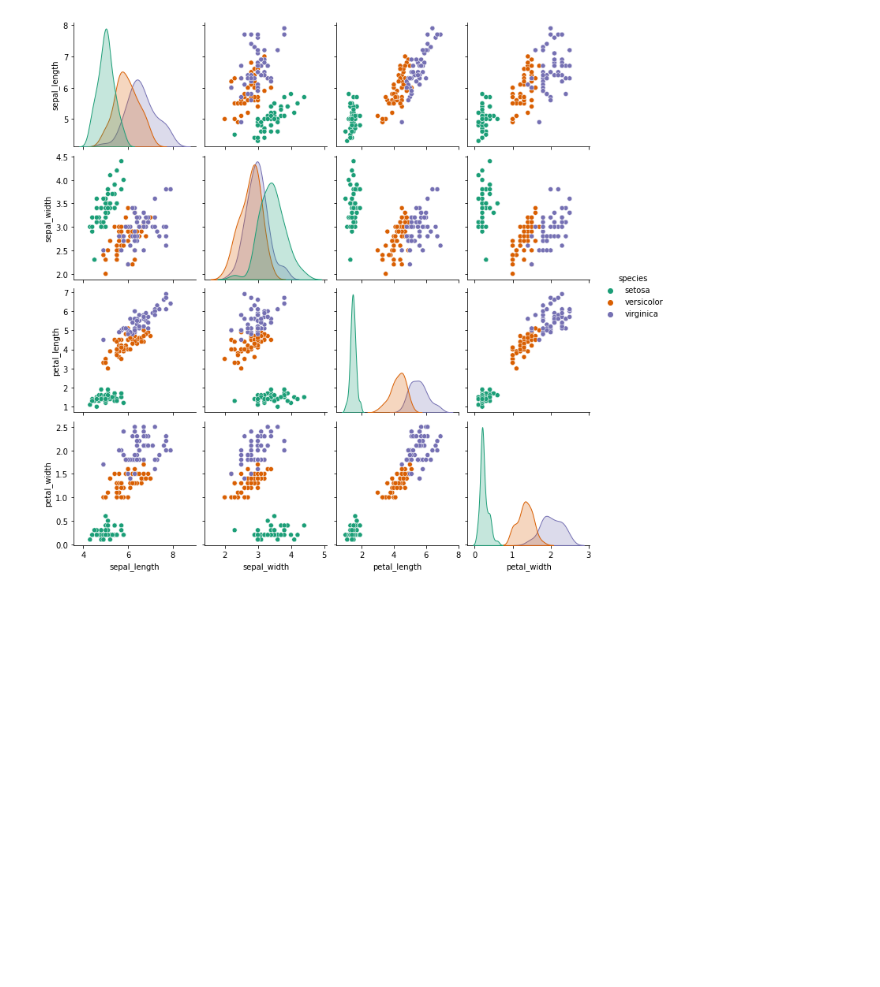
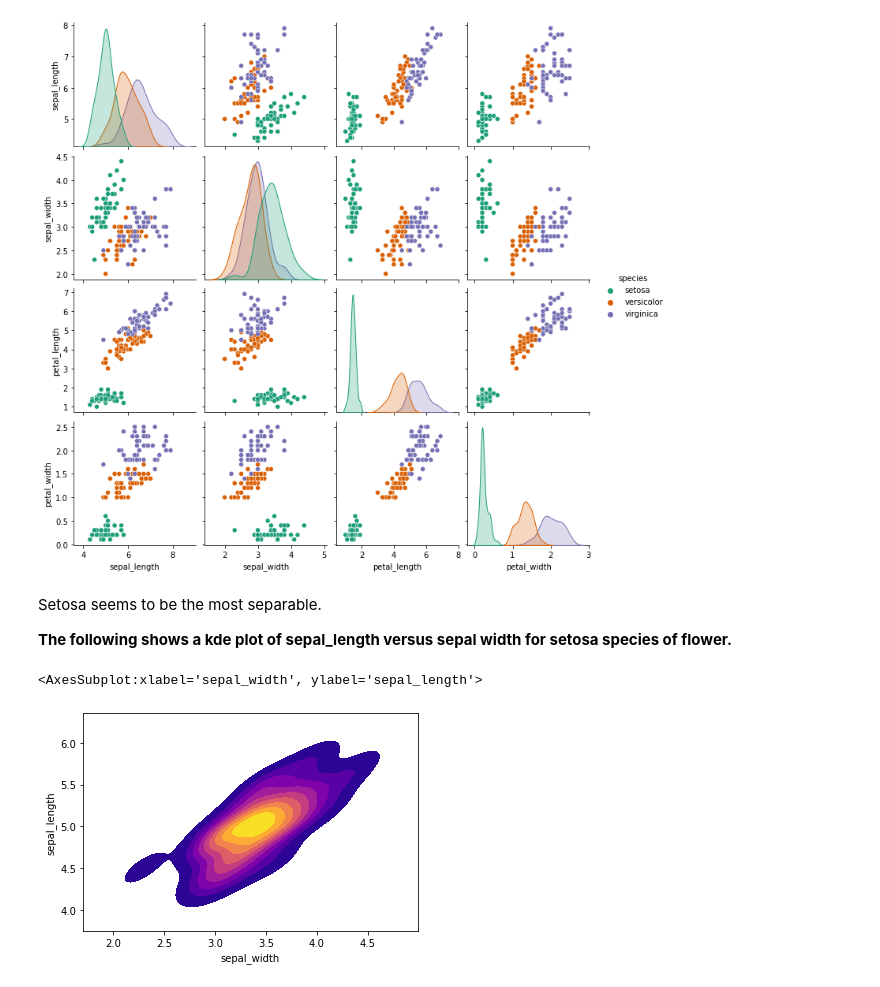
Before and after one commit to ayg15/iris-flower-repo, a Jupyter notebook: Iris Dataset Analysis.ipynb, the cells around one changed output. Cells and saved outputs as stored; diff of their text form; code cells hidden in the pictures; blank space fills up the shorter version.

Commit message:
Added plots

```diff
--- a/Iris Dataset Analysis.ipynb
+++ b/Iris Dataset Analysis.ipynb
@@ -37,3 +37,14 @@ sns.pairplot(iris, hue='species', palette='Dark2')
 # %% [output]
 <seaborn.axisgrid.PairGrid at 0x...>
 [figure]
+# %% [markdown]
+Setosa seems to be the most separable.
+
+**The following shows a kde plot of sepal_length versus sepal width for setosa species of flower.**
+# %%
+setosa = iris[iris['species']=='setosa']
+# %%
+sns.kdeplot(x=setosa['sepal_width'], y=setosa['sepal_length'], cmap='plasma', shade=True, thresh=0.05)
+# %% [output]
+<AxesSubplot:xlabel='sepal_width', ylabel='sepal_length'>
+[figure, added]
```
